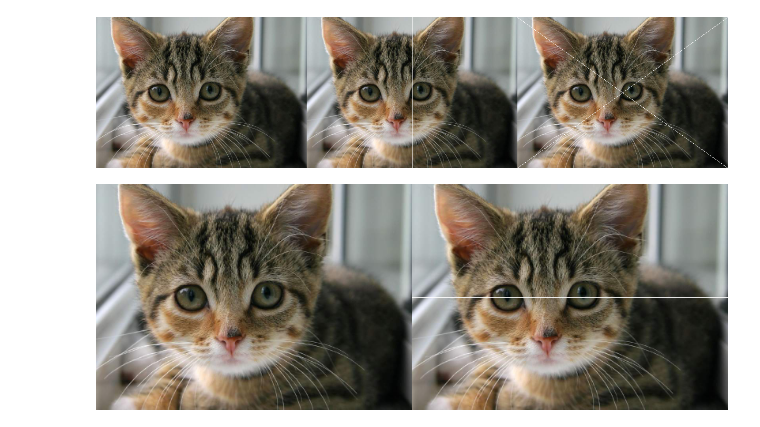
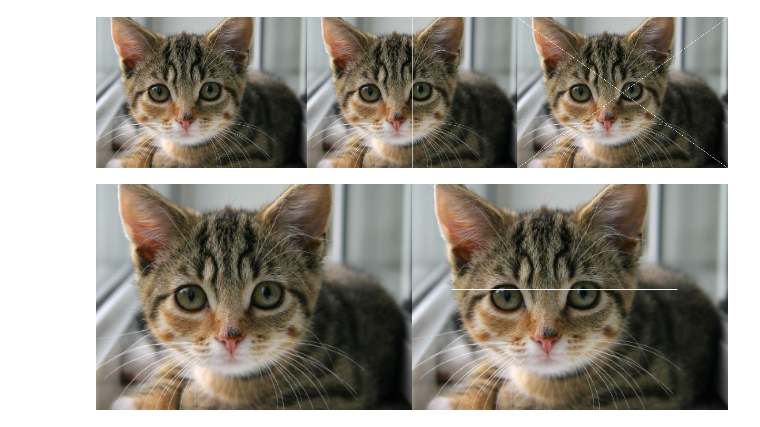
Before and after one commit to AchmadWibawa/PCVK, a Jupyter notebook: Week1.ipynb, the cells around one changed output. Cells and saved outputs as stored; diff of their text form; code cells hidden in the pictures.

```diff
--- a/Week1.ipynb
+++ b/Week1.ipynb
@@ -92,10 +92,10 @@ cv2_imshow(final_frame)
 # %%
 # membuat garis dengan panjang tertentu
 image_6 = cv.cvtColor(image, cv.COLOR_BGR2RGB)
-for y in range (lebar):
-  image_6[int((tinggi)/2),y] = [255, 255, 255]
+for y in range (tinggi):
+  image_6[int((lebar)/3),y+50] = [255, 255, 255]
 
 final_frame = cv.hconcat ((image_2, image_6))
 cv2_imshow(final_frame)
 # %% [output]
-[figure, old version]
+[figure, new version]
```
